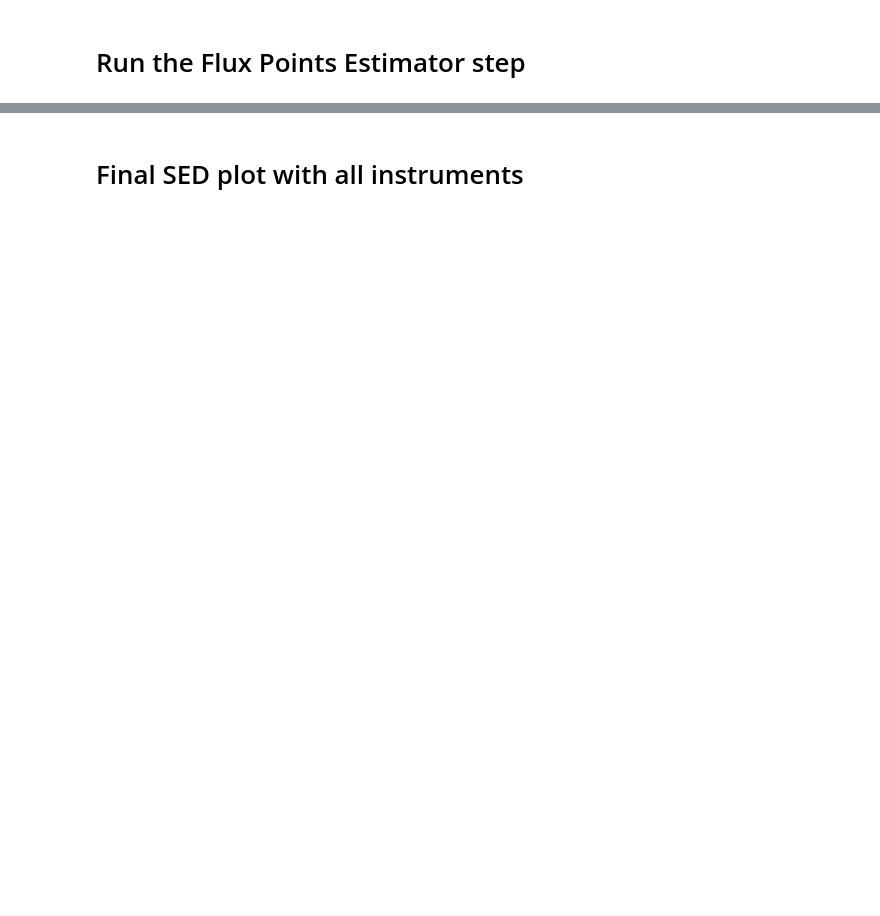
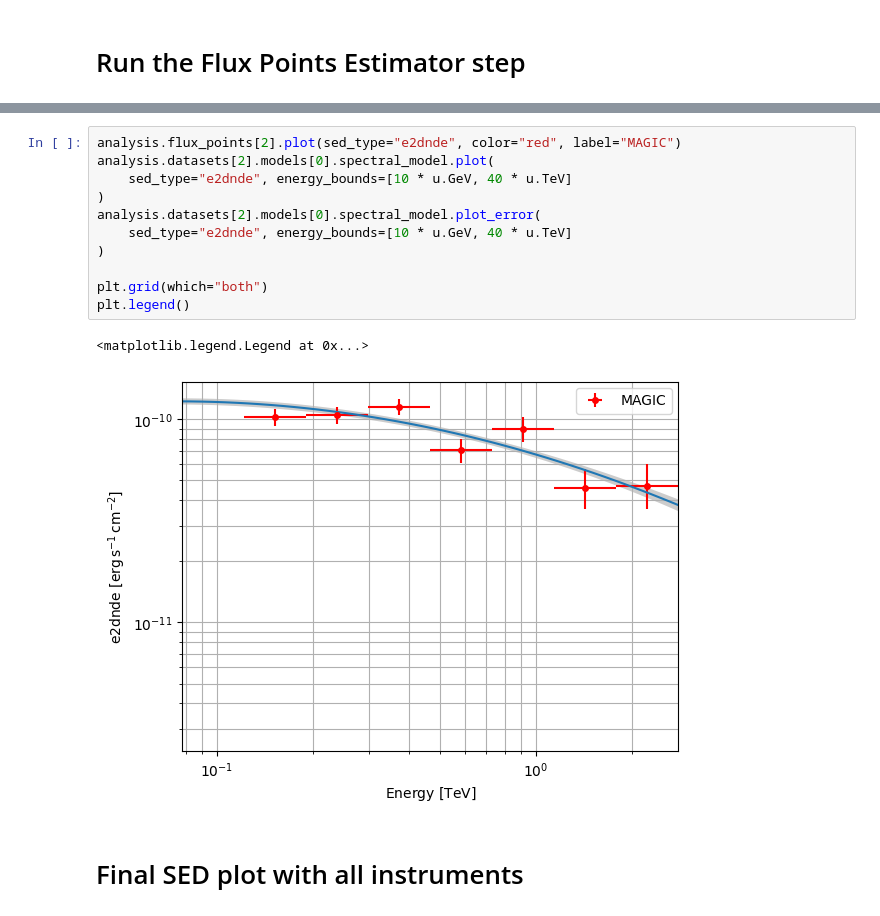
Before and after one commit to chaimain/asgardpy, a Jupyter notebook: notebooks/test_dl4_steps.ipynb, the cells around one changed output, grey strips where cells are left out. Drawn from its saved outputs; the diff is of its cells as text; blank space fills up the shorter version.

```diff
--- a/notebooks/test_dl4_steps.ipynb
+++ b/notebooks/test_dl4_steps.ipynb
@@ -532,3 +636,17 @@ plt.legend()
+# %%
+analysis.flux_points[2].plot(sed_type="e2dnde", color="red", label="MAGIC")
+analysis.datasets[2].models[0].spectral_model.plot(
+    sed_type="e2dnde", energy_bounds=[10 * u.GeV, 40 * u.TeV]
+)
+analysis.datasets[2].models[0].spectral_model.plot_error(
+    sed_type="e2dnde", energy_bounds=[10 * u.GeV, 40 * u.TeV]
+)
+
+plt.grid(which="both")
+plt.legend()
+# %% [output]
+<matplotlib.legend.Legend at 0x...>
+[figure, added]
 # %% [markdown]
 # Final SED plot with all instruments
 # %%
```
Also changed, not shown: parts of 33 cells of this notebook.
